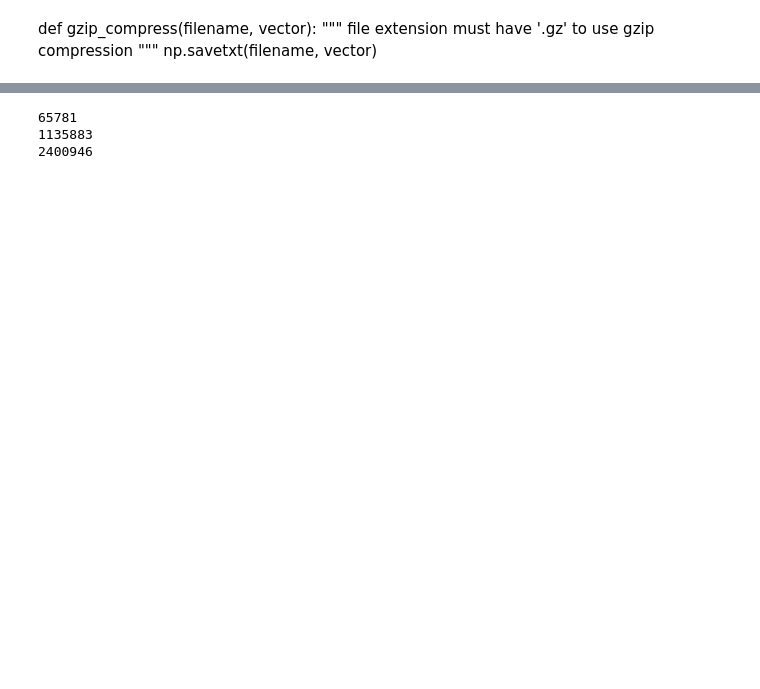
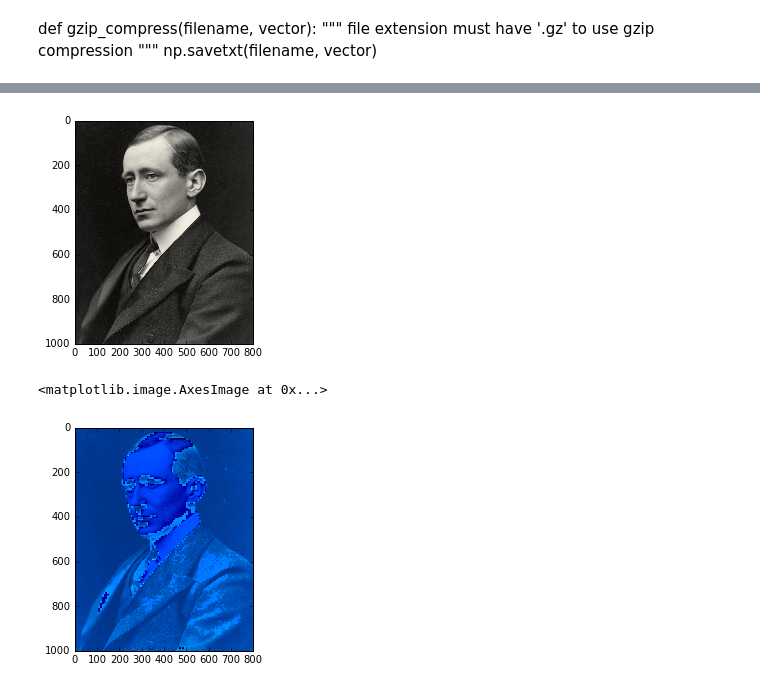
Before and after one commit to levtauz/Image_Project, a Jupyter notebook: src/JPEG.ipynb, the cells around one changed output, grey strips where cells are left out. Saved outputs shown, nothing was run; the diff lists cells and outputs as text; code cells hidden in the pictures; blank space fills up the shorter version.

Commit message:
Minor changes to JPEG

```diff
--- a/src/JPEG.ipynb
+++ b/src/JPEG.ipynb
@@ -186,13 +280,31 @@ def unquantize(X,q):
 # %%
-def JPEG_decompression(data, quality, height, width, channels=3):
-    data = zigzag_decode(data, height, width, channels)
-    im_q = unquantize(data,quality)
+#def JPEG_decompression(data, quality, height, width, channels=3):
+def JPEG_decompression(data, channels=3):
+    #Meta Data
+    height = data[-1]
+    width = data[-2]
+    quality = data[-3]
+    d_height = data[-4]
+    d_width = data[-5]
+
+    #Remove Meta Data
+    data = data[:-5]
+
+    #Unzigzag
+    data_z = zigzag_decode(data, height, width, channels)
+    #Unquantize
+    im_q = unquantize(data_z,quality)
     #IDCT
     im_idct = idct_2d(im_q)
-    #Unblock
+    #Unblock and Unpad
     im = unblock_image(im_idct,height,width)
+
+    #im = unblock_image(im_idct,hei,d_width)[:d_height,:d_width]
+    #Upsample
+    #im = utils.upsample(im_b,(height,width))
 
     #Undo offset and return to RGB
     im[:,:,[1,2]] -= 128
     im = lab2rgb(im) * 255 # lab2rgb converts to float64
-    return im[0:height,0:width].astype(np.uint8)
+    return im[:height,:width].astype(np.uint8)
+    #return im.astype(np.uint8)
@@ -221,0 +311,9 @@ print psnr(image, im50)
+# %%
+image = Marconi
+quality = 99
+data = JPEG_compression(image,quality)
+im = JPEG_decompression(data)
+#im,im_b= JPEG_decompression(data)
+
+#print(im.shape)
+#print(image.shape)
@@ -226,2 +328,9 @@ print(utils.psnr(im,image))
+# %%
+plt.imshow(image);plt.show()
+plt.imshow(im)
+# %% [output]
+[figure, added]
+<matplotlib.image.AxesImage at 0x...>
+[figure, added]
 # %%
 with gzip.open('file.gz', 'wb') as f:
@@ -232,11 +341,7 @@ with gzip.open('file2.gz', 'wb') as f:
 # %%
 print(utils.get_file_size('file.gz'))
 print(utils.get_file_size('file2.gz'))
-print(utils.get_file_size('images/Marconi.tiff'))
+print(utils.get_file_size('images/calBlue.tiff'))
-# %% [output]
-65781
-1135883
-2400946
 # %%
 with gzip.open('file.gz', 'rb') as f:
     file_content = f.read()
```
Also changed, not shown: parts of 19 cells of this notebook, 1 other file.
